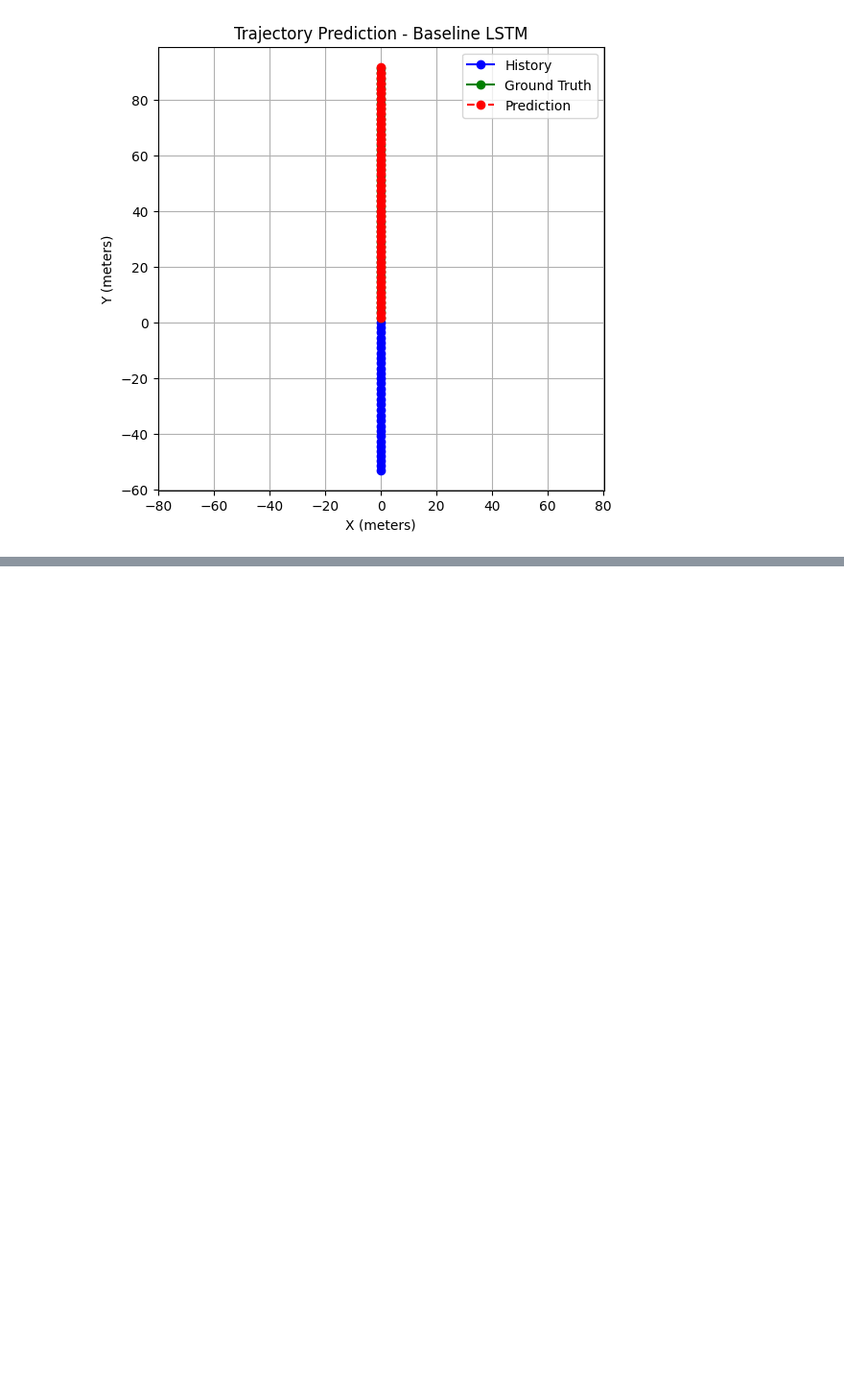
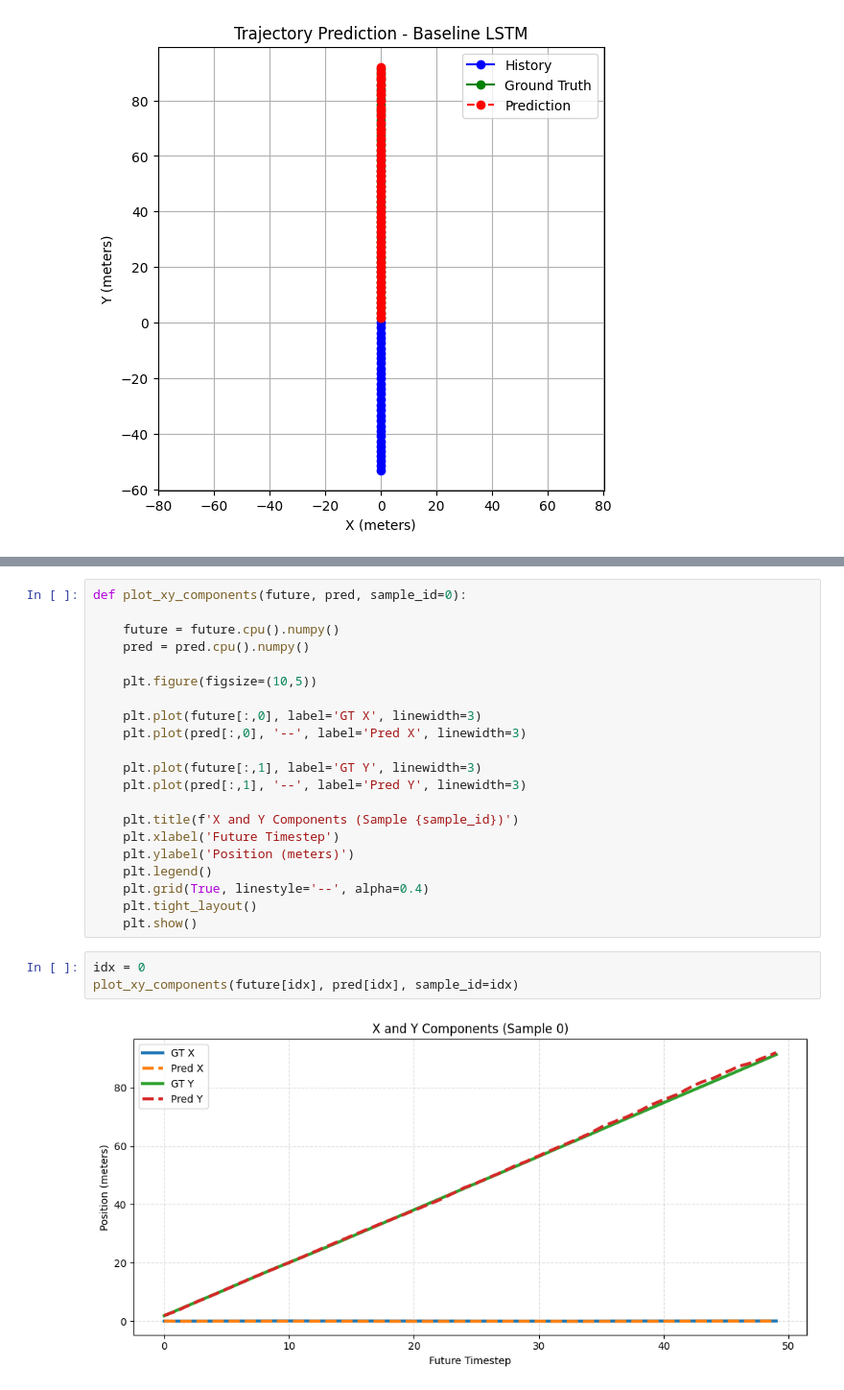
Before and after one commit to abhiramanil369/VTP-Deep-Learning-for-Vehicle-Trajectory-Prediction, a Jupyter notebook: VTP_Deep_Learning_for_Vehicle_Trajectory_Prediction.ipynb, the cells around one changed output, grey strips where cells are left out. Shown at 96% size. Drawn from its saved outputs; the diff is of its cells as text; blank space fills up the shorter version.

```diff
--- a/VTP_Deep_Learning_for_Vehicle_Trajectory_Prediction.ipynb
+++ b/VTP_Deep_Learning_for_Vehicle_Trajectory_Prediction.ipynb
@@ -783,0 +879,26 @@ for i in range(5):
+# %%
+def plot_xy_components(future, pred, sample_id=0):
+
+    future = future.cpu().numpy()
+    pred = pred.cpu().numpy()
+
+    plt.figure(figsize=(10,5))
+
+    plt.plot(future[:,0], label='GT X', linewidth=3)
+    plt.plot(pred[:,0], '--', label='Pred X', linewidth=3)
+
+    plt.plot(future[:,1], label='GT Y', linewidth=3)
+    plt.plot(pred[:,1], '--', label='Pred Y', linewidth=3)
+
+    plt.title(f'X and Y Components (Sample {sample_id})')
+    plt.xlabel('Future Timestep')
+    plt.ylabel('Position (meters)')
+    plt.legend()
+    plt.grid(True, linestyle='--', alpha=0.4)
+    plt.tight_layout()
+    plt.show()
+# %%
+idx = 0
+plot_xy_components(future[idx], pred[idx], sample_id=idx)
+# %% [output]
+[figure, added]
```
Also changed, not shown: parts of 9 cells of this notebook.
